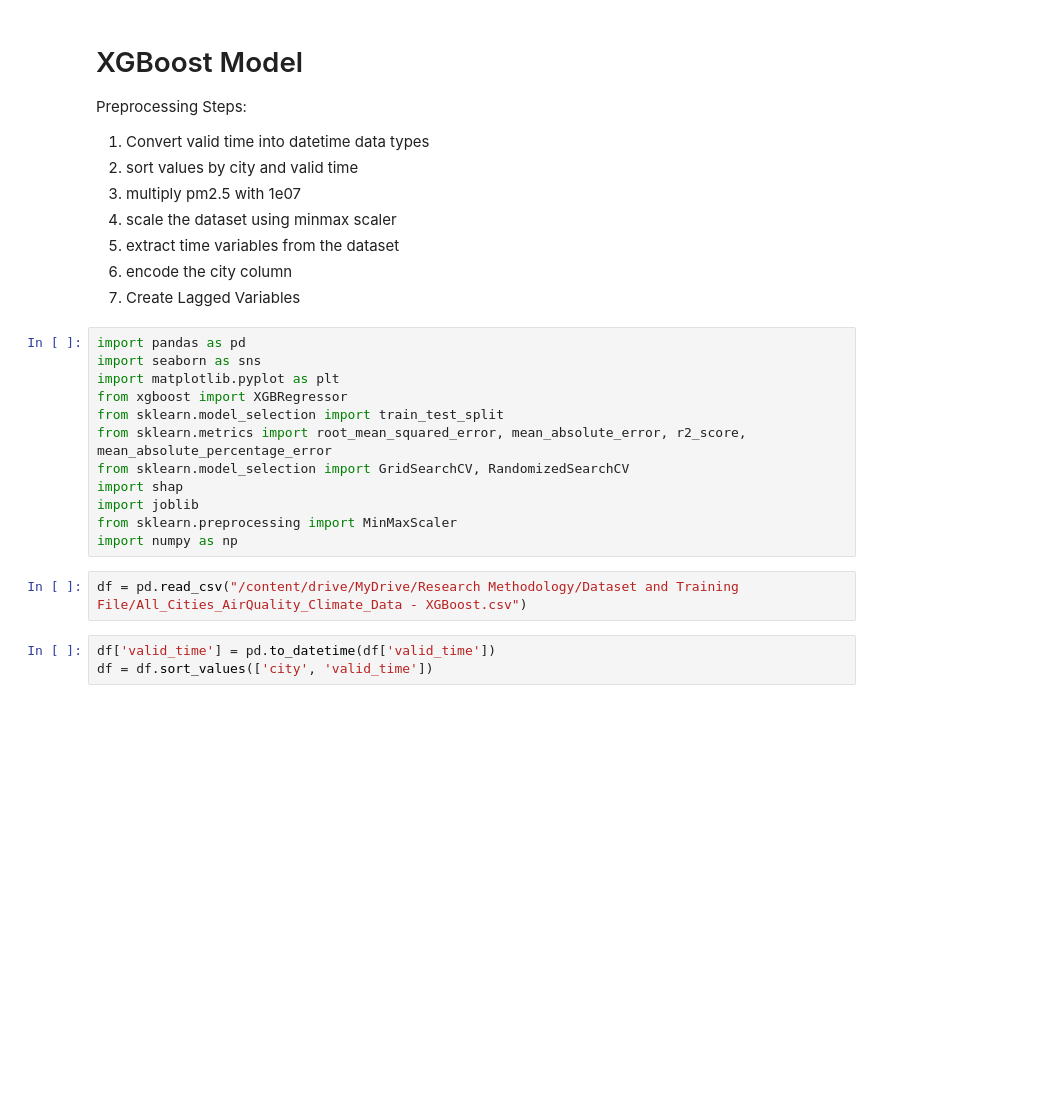
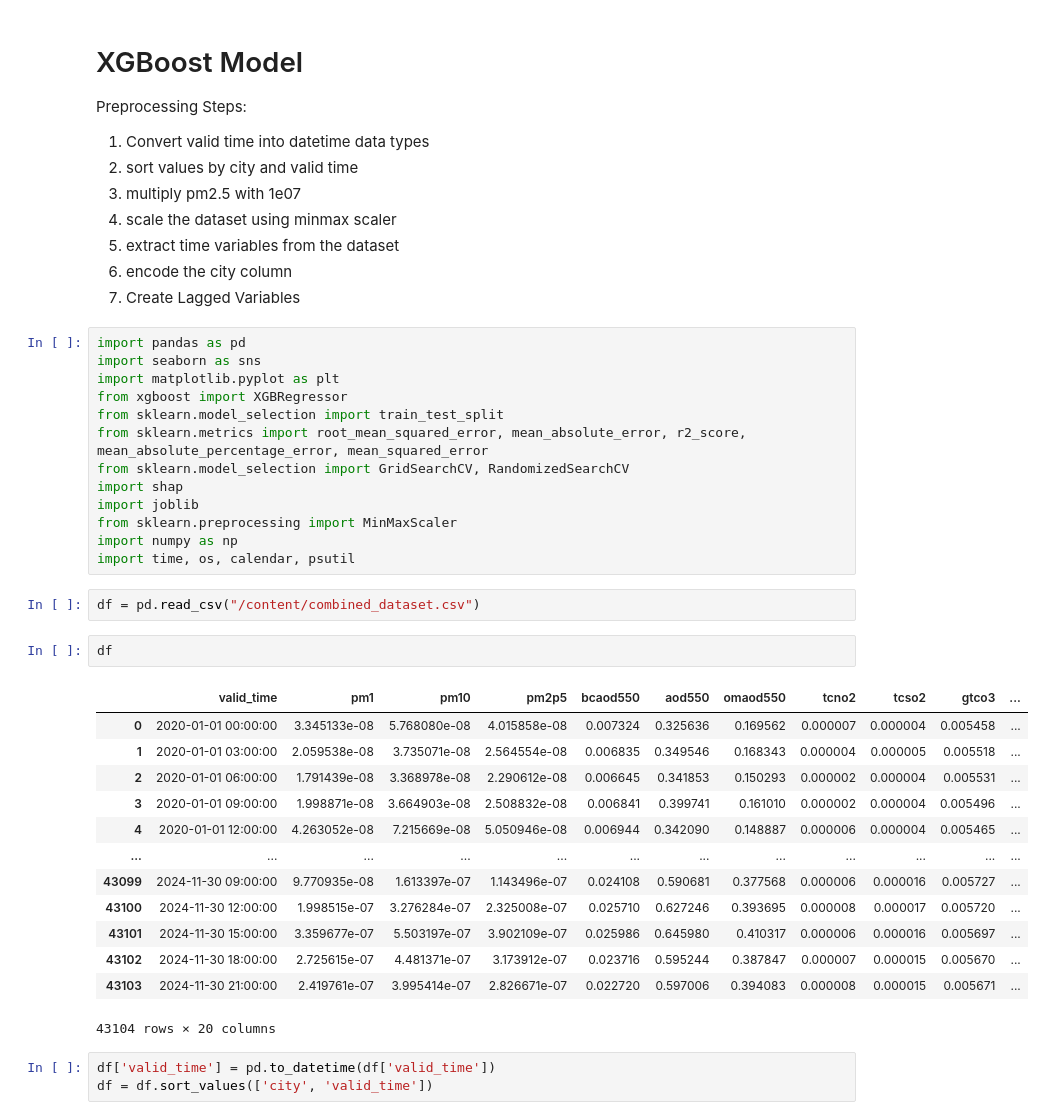
Before and after one commit to Andersen-C/Comparative_Analysis_Of_Machine_Learning_and_Deep_Learning_For_Air_Quality_Prediction, a Jupyter notebook: Dataset and Training File/XGBoost_EDA_and_Preprocessing_Training.ipynb, the cells around one changed output. Saved outputs shown, nothing was run; the diff lists cells and outputs as text; blank space fills up the shorter version.

```diff
--- a/Dataset and Training File/XGBoost_EDA_and_Preprocessing_Training.ipynb
+++ b/Dataset and Training File/XGBoost_EDA_and_Preprocessing_Training.ipynb
@@ -14,14 +14,31 @@ import seaborn as sns
 import matplotlib.pyplot as plt
 from xgboost import XGBRegressor
 from sklearn.model_selection import train_test_split
-from sklearn.metrics import root_mean_squared_error, mean_absolute_error, r2_score, mean_absolute_percentage_error
+from sklearn.metrics import root_mean_squared_error, mean_absolute_error, r2_score, mean_absolute_percentage_error, mean_squared_error
 from sklearn.model_selection import GridSearchCV, RandomizedSearchCV
 import shap
 import joblib
 from sklearn.preprocessing import MinMaxScaler
 import numpy as np
+import time, os, calendar, psutil
 # %%
-df = pd.read_csv("/content/drive/MyDrive/Research Methodology/Dataset and Training File/All_Cities_AirQuality_Climate_Data - XGBoost.csv")
+df = pd.read_csv("/content/combined_dataset.csv")
+# %%
+df
+# %% [output]
+|  | valid_time | pm1 | pm10 | pm2p5 | bcaod550 | aod550 | omaod550 | tcno2 | tcso2 | gtco3 | ... |
+| 0 | 2020-01-01 00:00:00 | 3.345133e-08 | 5.768080e-08 | 4.015858e-08 | 0.007324 | 0.325636 | 0.169562 | 0.000007 | 0.000004 | 0.005458 | ... |
+| 1 | 2020-01-01 03:00:00 | 2.059538e-08 | 3.735071e-08 | 2.564554e-08 | 0.006835 | 0.349546 | 0.168343 | 0.000004 | 0.000005 | 0.005518 | ... |
+| 2 | 2020-01-01 06:00:00 | 1.791439e-08 | 3.368978e-08 | 2.290612e-08 | 0.006645 | 0.341853 | 0.150293 | 0.000002 | 0.000004 | 0.005531 | ... |
+| 3 | 2020-01-01 09:00:00 | 1.998871e-08 | 3.664903e-08 | 2.508832e-08 | 0.006841 | 0.399741 | 0.161010 | 0.000002 | 0.000004 | 0.005496 | ... |
+| 4 | 2020-01-01 12:00:00 | 4.263052e-08 | 7.215669e-08 | 5.050946e-08 | 0.006944 | 0.342090 | 0.148887 | 0.000006 | 0.000004 | 0.005465 | ... |
+| ... | ... | ... | ... | ... | ... | ... | ... | ... | ... | ... | ... |
+| 43099 | 2024-11-30 09:00:00 | 9.770935e-08 | 1.613397e-07 | 1.143496e-07 | 0.024108 | 0.590681 | 0.377568 | 0.000006 | 0.000016 | 0.005727 | ... |
+| 43100 | 2024-11-30 12:00:00 | 1.998515e-07 | 3.276284e-07 | 2.325008e-07 | 0.025710 | 0.627246 | 0.393695 | 0.000008 | 0.000017 | 0.005720 | ... |
+| 43101 | 2024-11-30 15:00:00 | 3.359677e-07 | 5.503197e-07 | 3.902109e-07 | 0.025986 | 0.645980 | 0.410317 | 0.000006 | 0.000016 | 0.005697 | ... |
+| 43102 | 2024-11-30 18:00:00 | 2.725615e-07 | 4.481371e-07 | 3.173912e-07 | 0.023716 | 0.595244 | 0.387847 | 0.000007 | 0.000015 | 0.005670 | ... |
+| 43103 | 2024-11-30 21:00:00 | 2.419761e-07 | 3.995414e-07 | 2.826671e-07 | 0.022720 | 0.597006 | 0.394083 | 0.000008 | 0.000015 | 0.005671 | ... |
+43104 rows × 20 columns
 # %%
 df['valid_time'] = pd.to_datetime(df['valid_time'])
 df = df.sort_values(['city', 'valid_time'])
```
Also changed, not shown: parts of 23 cells of this notebook, 9 other files.
